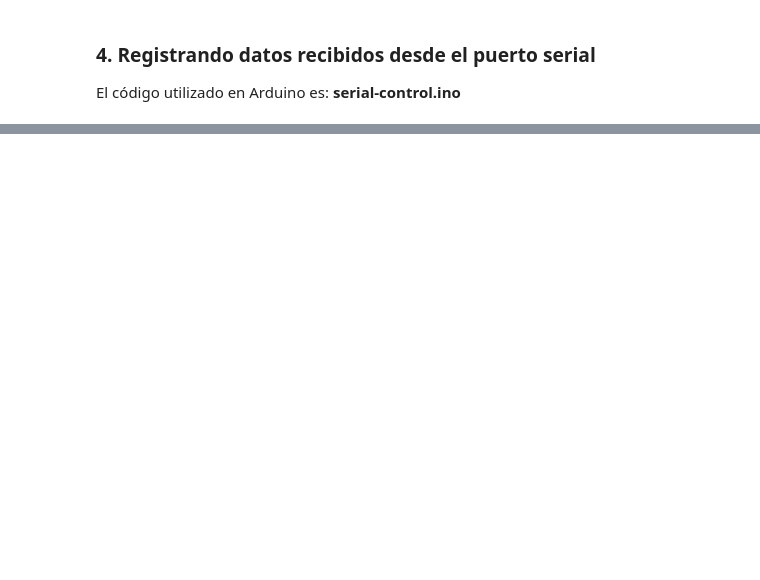
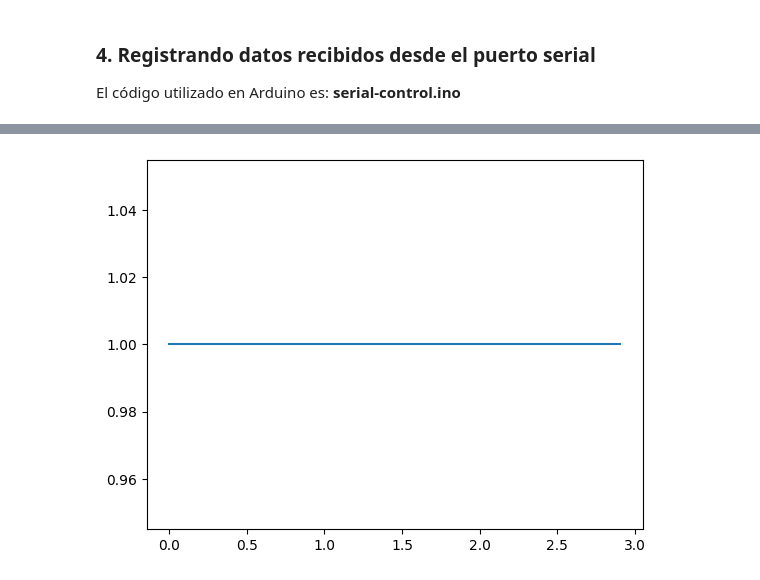
Before and after one commit to nico-marcell/serial-comm, a Jupyter notebook: serial-comm.ipynb, the cells around one changed output, grey strips where cells are left out. Saved outputs shown, nothing was run; the diff lists cells and outputs as text; code cells hidden in the pictures; blank space fills up the shorter version.

```diff
--- a/serial-comm.ipynb
+++ b/serial-comm.ipynb
@@ -197,0 +284,9 @@ plt.show()
+# %%
+x = df['tiempo'].tolist()
+y=df['led_verde'].tolist()
+
+ax = plt.figure().add_subplot()
+ax.plot(x,y)
+plt.show()
+# %% [output]
+[figure, added]
```
Also changed, not shown: parts of 13 cells of this notebook, 3 other files.
